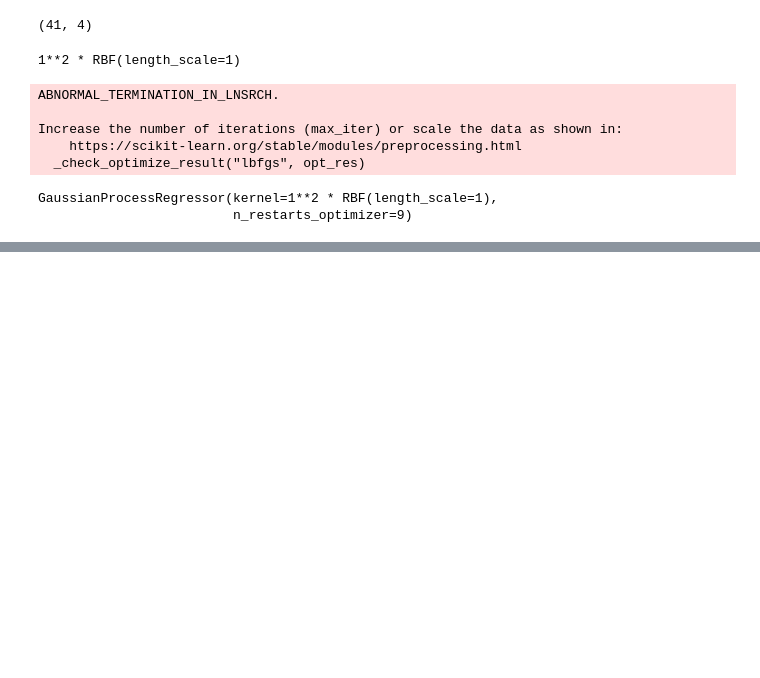
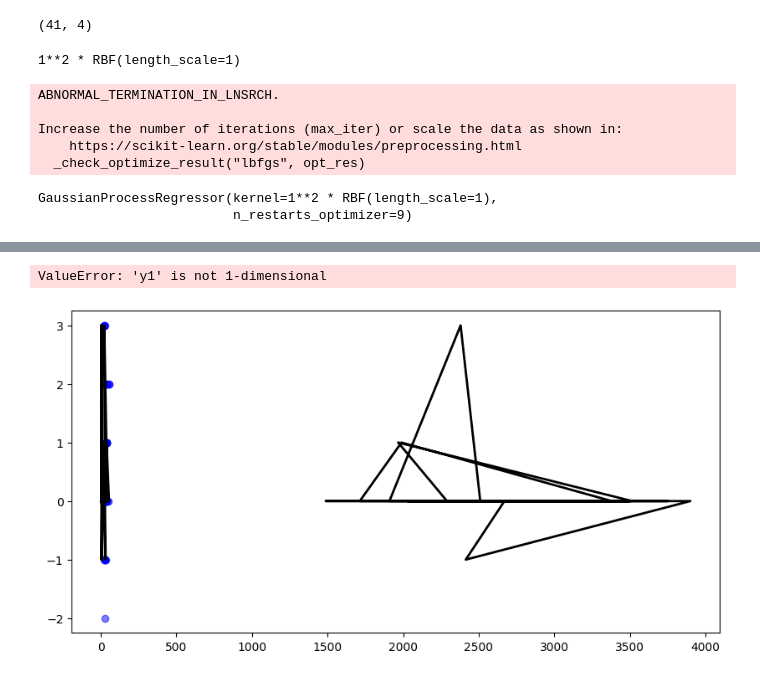
Before and after one commit to Suraj6E/ModelOptimization, a Jupyter notebook: Regression.ipynb, the cells around one changed output, grey strips where cells are left out. Saved outputs shown, nothing was run; the diff lists cells and outputs as text; code cells hidden in the pictures; blank space fills up the shorter version.

```diff
--- a/Regression.ipynb
+++ b/Regression.ipynb
@@ -224,3 +244,17 @@ plt.show()
+# %%
+plt.figure(figsize=(10, 5))
+plt.scatter(X_test[:, 0], y_test, label="Observation", color='blue', alpha=0.5)
+# plt.scatter(X_train, y_train, c='r', label='Training Data')
+plt.plot(X_test, mean_prediction, 'k', lw=2, zorder=9, label='Predicted Mean')
+plt.fill_between(X_test[:, 0], mean_prediction - 1.96 * np.sqrt(np.diag(std_prediction)), mean_prediction + 1.96 *
+                 np.sqrt(np.diag(std_prediction)), alpha=0.2, color='k', label='95% Confidence Interval')
+plt.xlabel('X')
+plt.ylabel('y')
+plt.legend()
+plt.show()
+# %% [output]
+ValueError: 'y1' is not 1-dimensional
+[figure, added]
 # %%
 # Add noise to training targets
 rng = np.random.RandomState(1)
```
Also changed, not shown: parts of 5 cells of this notebook.
